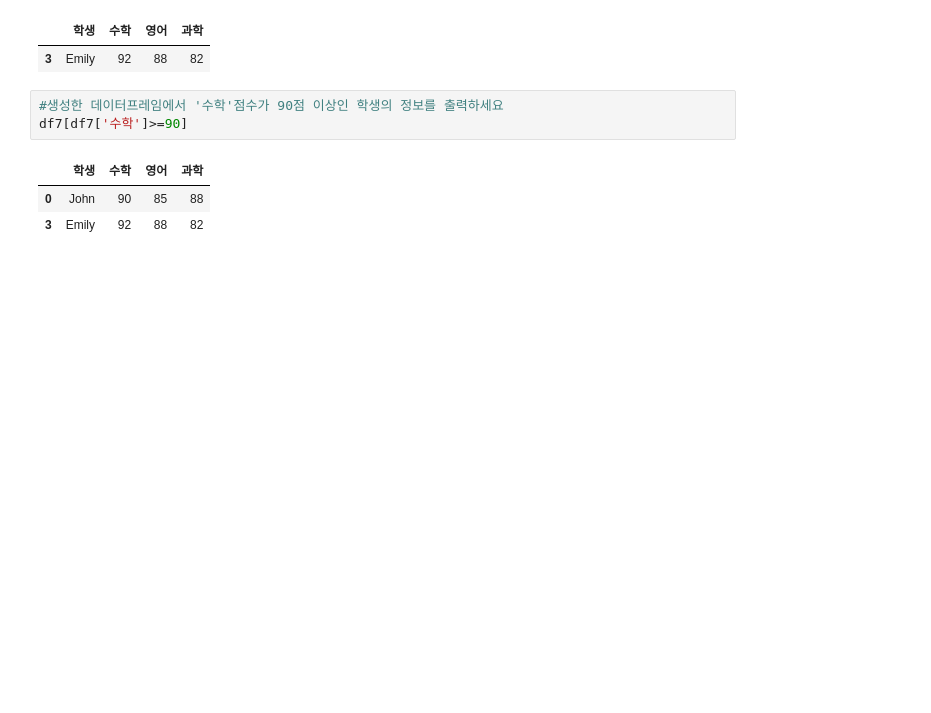
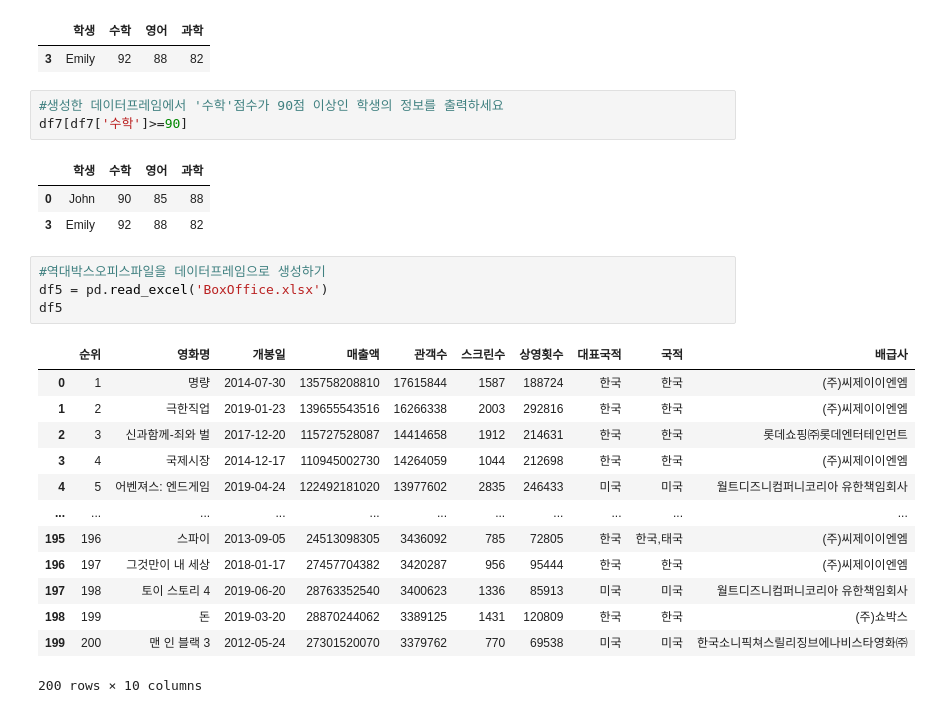
Before and after one commit to 202047106/AiPython, a Jupyter notebook: 240510.ipynb, the cells around one changed output. Drawn from its saved outputs; the diff is of its cells as text; blank space fills up the shorter version.

```diff
--- a/240510.ipynb
+++ b/240510.ipynb
@@ -183,3 +183,21 @@ df7[df7['수학']>=90]
 |  | 학생 | 수학 | 영어 | 과학 |
 | 0 | John | 90 | 85 | 88 |
 | 3 | Emily | 92 | 88 | 82 |
+# %%
+#역대박스오피스파일을 데이터프레임으로 생성하기
+df5 = pd.read_excel('BoxOffice.xlsx')
+df5
+# %% [output]
+|  | 순위 | 영화명 | 개봉일 | 매출액 | 관객수 | 스크린수 | 상영횟수 | 대표국적 | 국적 | 배급사 |
+| 0 | 1 | 명량 | 2014-07-30 | 135758208810 | 17615844 | 1587 | 188724 | 한국 | 한국 | (주)씨제이이엔엠 |
+| 1 | 2 | 극한직업 | 2019-01-23 | 139655543516 | 16266338 | 2003 | 292816 | 한국 | 한국 | (주)씨제이이엔엠 |
+| 2 | 3 | 신과함께-죄와 벌 | 2017-12-20 | 115727528087 | 14414658 | 1912 | 214631 | 한국 | 한국 | 롯데쇼핑㈜롯데엔터테인먼트 |
+| 3 | 4 | 국제시장 | 2014-12-17 | 110945002730 | 14264059 | 1044 | 212698 | 한국 | 한국 | (주)씨제이이엔엠 |
+| 4 | 5 | 어벤져스: 엔드게임 | 2019-04-24 | 122492181020 | 13977602 | 2835 | 246433 | 미국 | 미국 | 월트디즈니컴퍼니코리아 유한책임회사 |
+| ... | ... | ... | ... | ... | ... | ... | ... | ... | ... | ... |
+| 195 | 196 | 스파이 | 2013-09-05 | 24513098305 | 3436092 | 785 | 72805 | 한국 | 한국,태국 | (주)씨제이이엔엠 |
+| 196 | 197 | 그것만이 내 세상 | 2018-01-17 | 27457704382 | 3420287 | 956 | 95444 | 한국 | 한국 | (주)씨제이이엔엠 |
+| 197 | 198 | 토이 스토리 4 | 2019-06-20 | 28763352540 | 3400623 | 1336 | 85913 | 미국 | 미국 | 월트디즈니컴퍼니코리아 유한책임회사 |
+| 198 | 199 | 돈 | 2019-03-20 | 28870244062 | 3389125 | 1431 | 120809 | 한국 | 한국 | (주)쇼박스 |
+| 199 | 200 | 맨 인 블랙 3 | 2012-05-24 | 27301520070 | 3379762 | 770 | 69538 | 미국 | 미국 | 한국소니픽쳐스릴리징브에나비스타영화㈜ |
+200 rows × 10 columns
```
Also changed, not shown: parts of 4 cells of this notebook.
